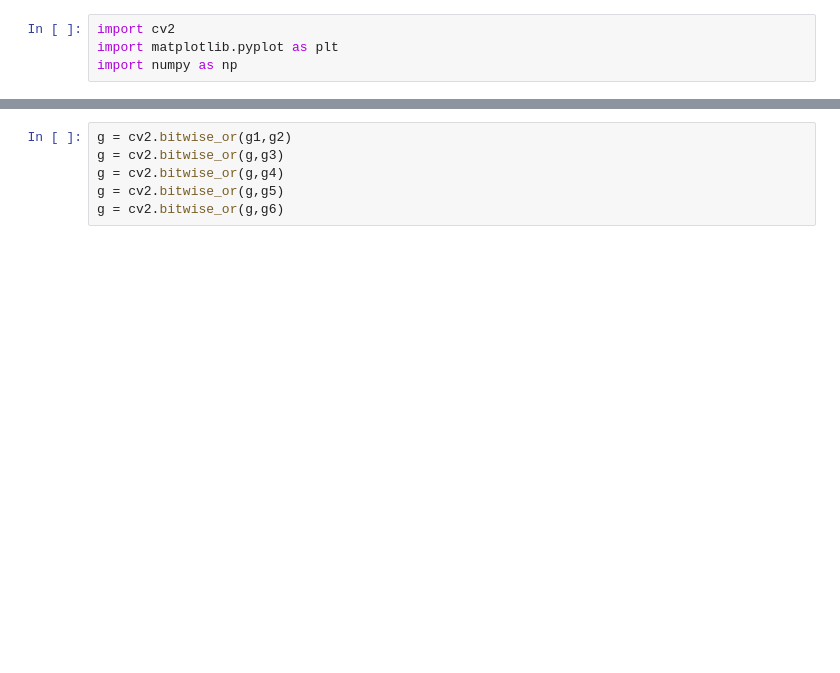
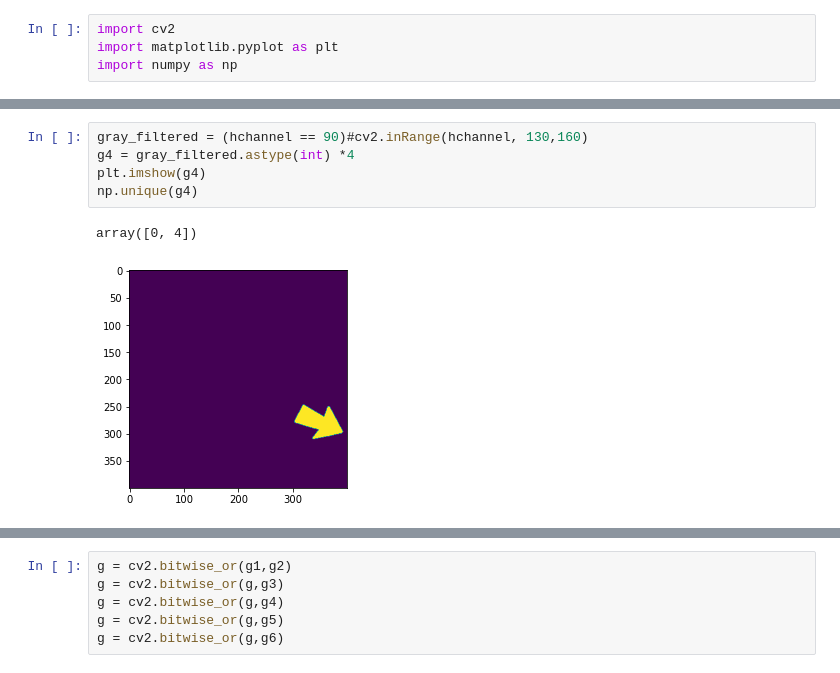
Before and after one commit to ZhangMenghe/Helmsley-DICOMViewer-D3D, a Jupyter notebook: Scripts/gizmo-button.ipynb, the cells around one changed output, grey strips where cells are left out. Cells and saved outputs as stored; diff of their text form; blank space fills up the shorter version.

```diff
--- a/Scripts/gizmo-button.ipynb
+++ b/Scripts/gizmo-button.ipynb
@@ -18,0 +47,8 @@ plt.imshow(g2)
+# %%
+gray_filtered = (hchannel == 90)#cv2.inRange(hchannel, 130,160)
+g4 = gray_filtered.astype(int) *4
+plt.imshow(g4)
+np.unique(g4)
+# %% [output]
+array([0, 4])
+[figure, added]
```
Also changed, not shown: parts of 25 cells of this notebook, 12 other files.
